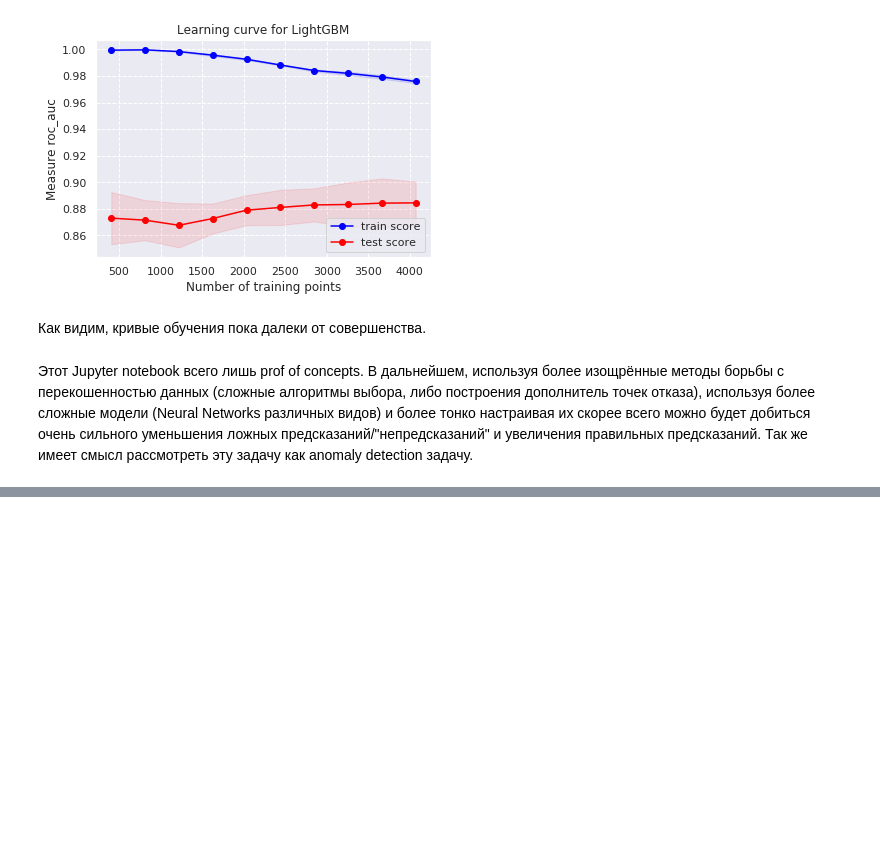
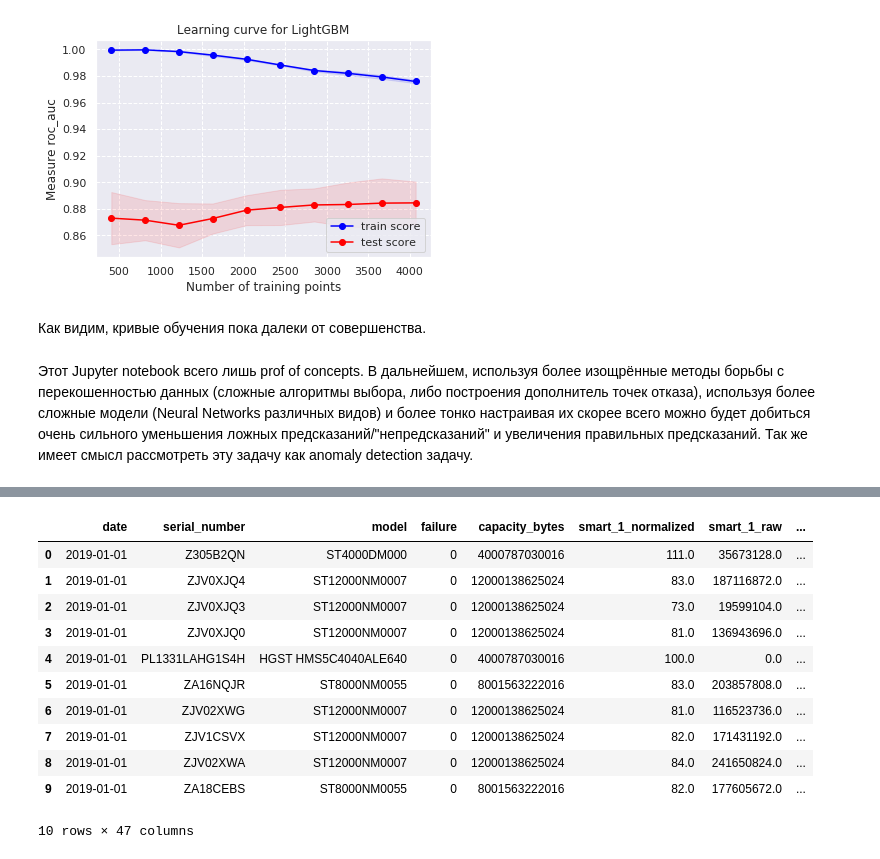
Before and after one commit to contemplat0r/HDD-Failures-Prediction, a Jupyter notebook: hdd-smart-failures-prediction.ipynb, the cells around one changed output, grey strips where cells are left out. Saved outputs shown, nothing was run; the diff lists cells and outputs as text; code cells hidden in the pictures; blank space fills up the shorter version.

```diff
--- a/hdd-smart-failures-prediction.ipynb
+++ b/hdd-smart-failures-prediction.ipynb
@@ -621,0 +670,15 @@ plot_learning_curve(
+# %%
+data_df.head(10)
+# %% [output]
+|  | date | serial_number | model | failure | capacity_bytes | smart_1_normalized | smart_1_raw | ... |
+| 0 | 2019-01-01 | Z305B2QN | ST4000DM000 | 0 | 4000787030016 | 111.0 | 35673128.0 | ... |
+| 1 | 2019-01-01 | ZJV0XJQ4 | ST12000NM0007 | 0 | 12000138625024 | 83.0 | 187116872.0 | ... |
+| 2 | 2019-01-01 | ZJV0XJQ3 | ST12000NM0007 | 0 | 12000138625024 | 73.0 | 19599104.0 | ... |
+| 3 | 2019-01-01 | ZJV0XJQ0 | ST12000NM0007 | 0 | 12000138625024 | 81.0 | 136943696.0 | ... |
+| 4 | 2019-01-01 | PL1331LAHG1S4H | HGST HMS5C4040ALE640 | 0 | 4000787030016 | 100.0 | 0.0 | ... |
+| 5 | 2019-01-01 | ZA16NQJR | ST8000NM0055 | 0 | 8001563222016 | 83.0 | 203857808.0 | ... |
+| 6 | 2019-01-01 | ZJV02XWG | ST12000NM0007 | 0 | 12000138625024 | 81.0 | 116523736.0 | ... |
+| 7 | 2019-01-01 | ZJV1CSVX | ST12000NM0007 | 0 | 12000138625024 | 82.0 | 171431192.0 | ... |
+| 8 | 2019-01-01 | ZJV02XWA | ST12000NM0007 | 0 | 12000138625024 | 84.0 | 241650824.0 | ... |
+| 9 | 2019-01-01 | ZA18CEBS | ST8000NM0055 | 0 | 8001563222016 | 82.0 | 177605672.0 | ... |
+10 rows × 47 columns
```
Also changed, not shown: parts of 56 cells of this notebook, 5 other files.
